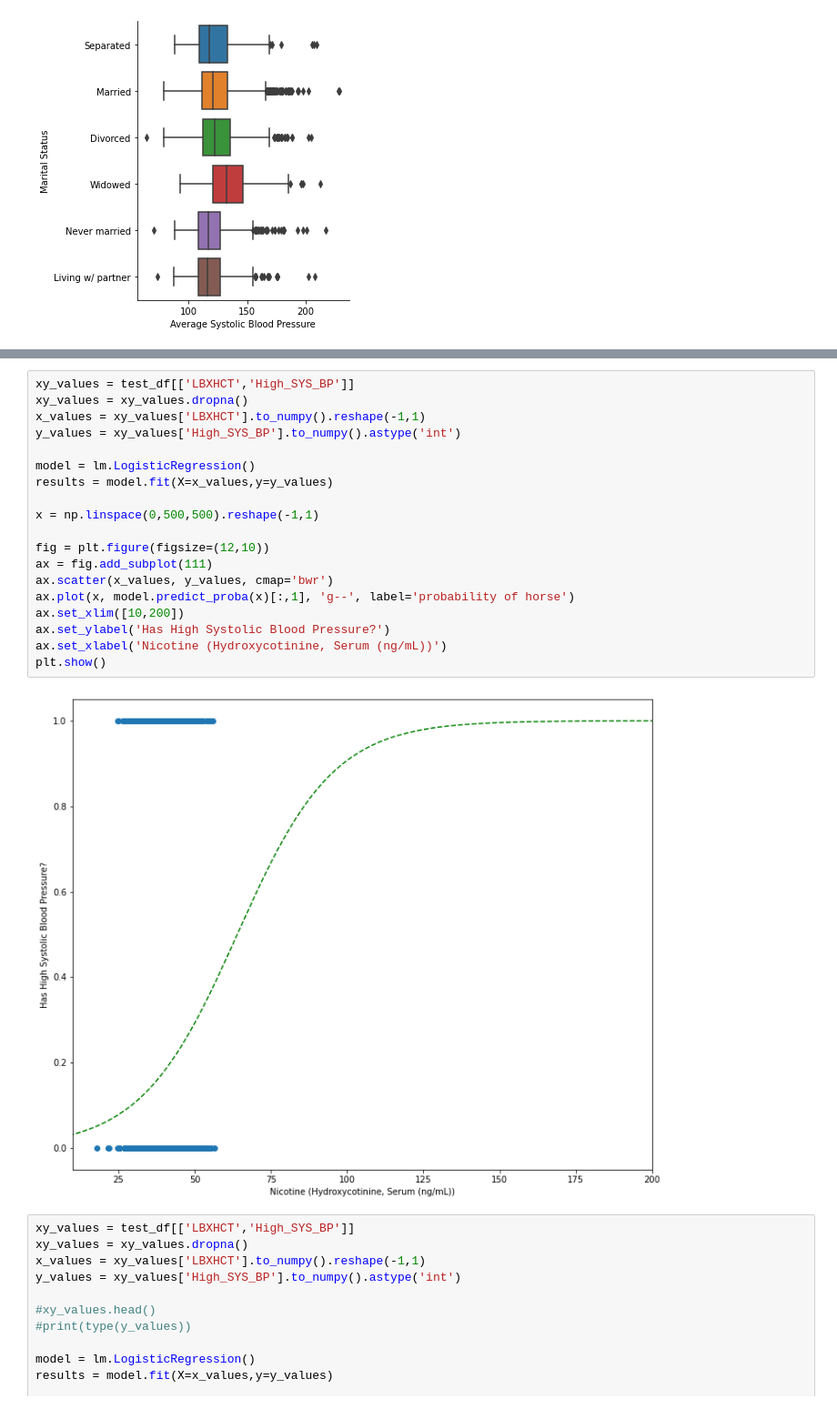
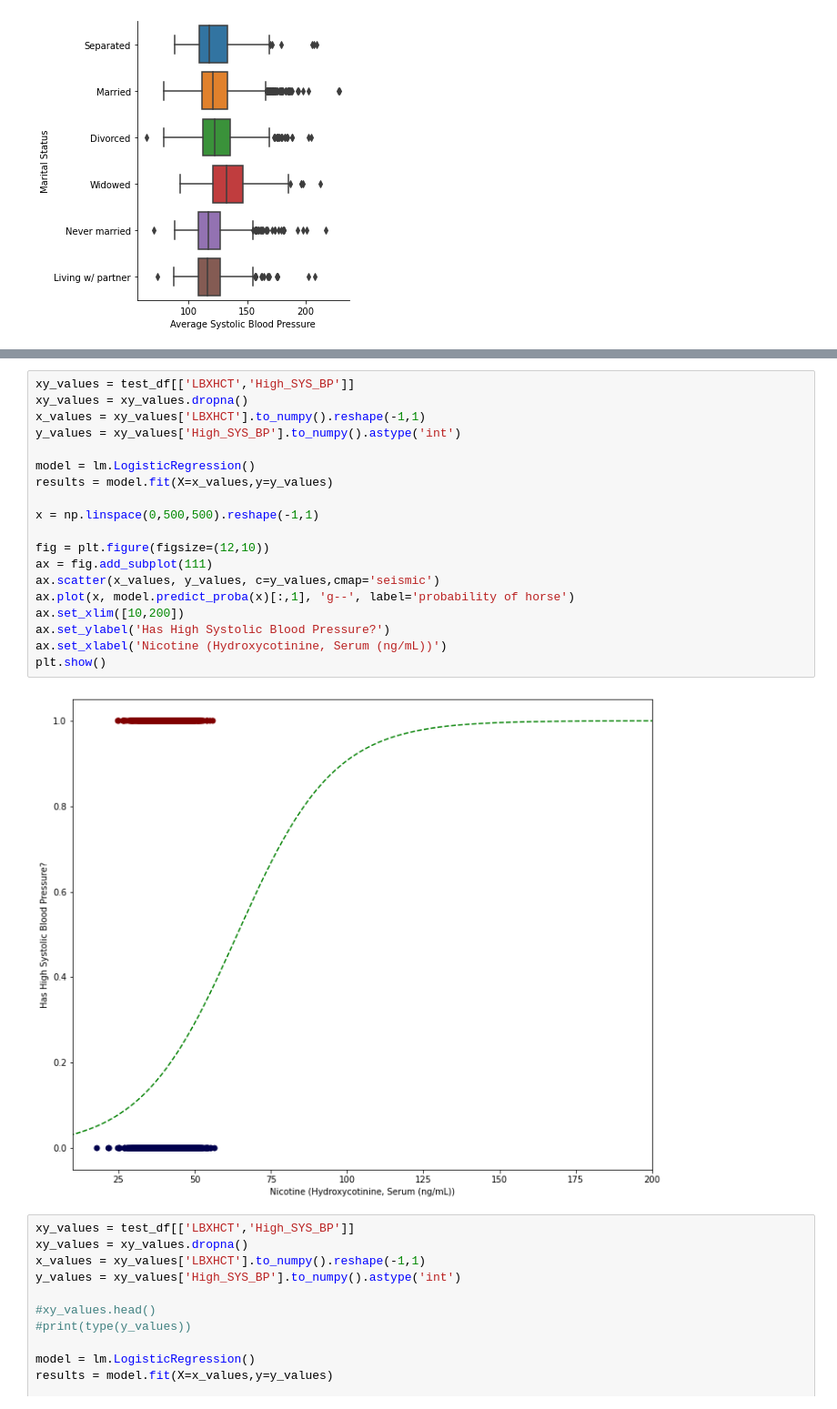
Before and after one commit to noodleybroodley/Final-Capstone, a Jupyter notebook: notebooks/test.ipynb, the cells around one changed output, grey strips where cells are left out. Shown at 91% size. Drawn from its saved outputs; the diff is of its cells as text.

```diff
--- a/notebooks/test.ipynb
+++ b/notebooks/test.ipynb
@@ -167,24 +184,24 @@ sns.scatterplot(x='LBXHCT', y='High_SYS_BP',data=test_df)
 # %%
 xy_values = test_df[['LBXHCT','High_SYS_BP']]
 xy_values = xy_values.dropna()
 x_values = xy_values['LBXHCT'].to_numpy().reshape(-1,1)
 y_values = xy_values['High_SYS_BP'].to_numpy().astype('int')
 
 model = lm.LogisticRegression()
 results = model.fit(X=x_values,y=y_values)
 
 x = np.linspace(0,500,500).reshape(-1,1)
 
 fig = plt.figure(figsize=(12,10))
 ax = fig.add_subplot(111)
-ax.scatter(x_values, y_values, cmap='bwr')
+ax.scatter(x_values, y_values, c=y_values,cmap='seismic')
 ax.plot(x, model.predict_proba(x)[:,1], 'g--', label='probability of horse')
 ax.set_xlim([10,200])
 ax.set_ylabel('Has High Systolic Blood Pressure?')
 ax.set_xlabel('Nicotine (Hydroxycotinine, Serum (ng/mL))')
 plt.show()
 # %% [output]
-[figure, old version]
+[figure, new version]
 # %%
 xy_values = test_df[['LBXHCT','High_SYS_BP']]
 xy_values = xy_values.dropna()
```
Also changed, not shown: parts of 6 cells of this notebook, 1 other file.
